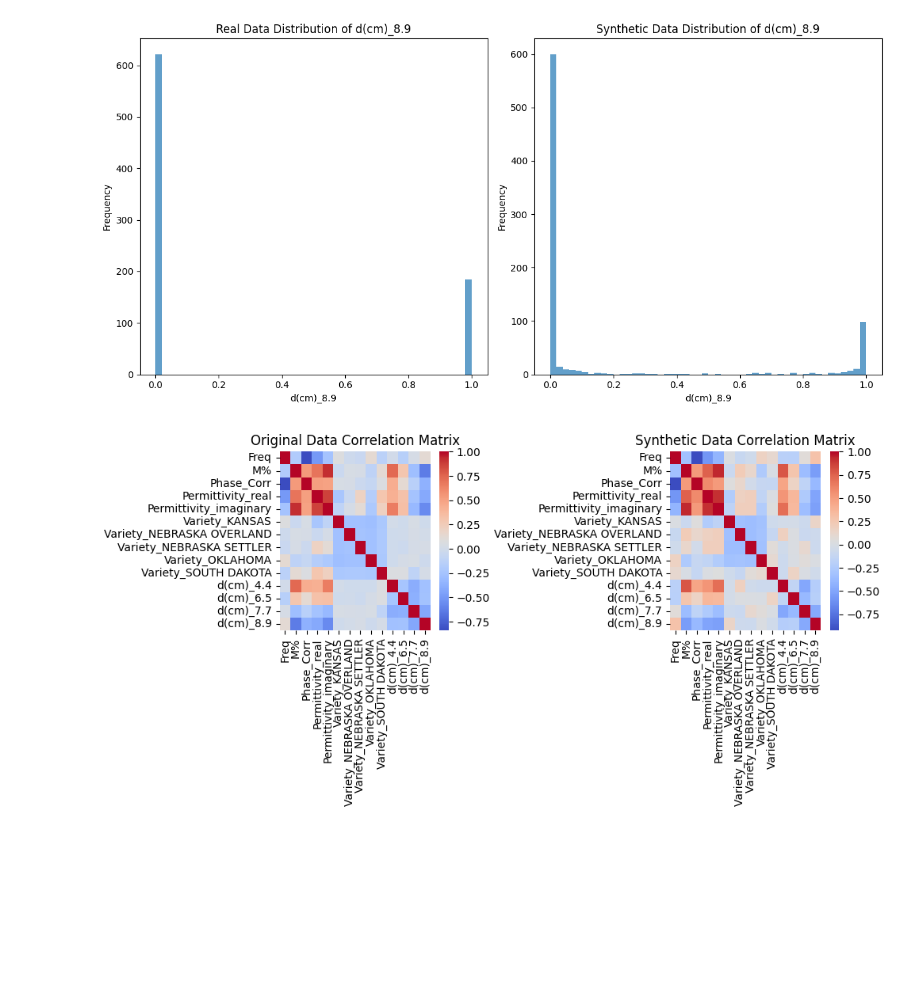
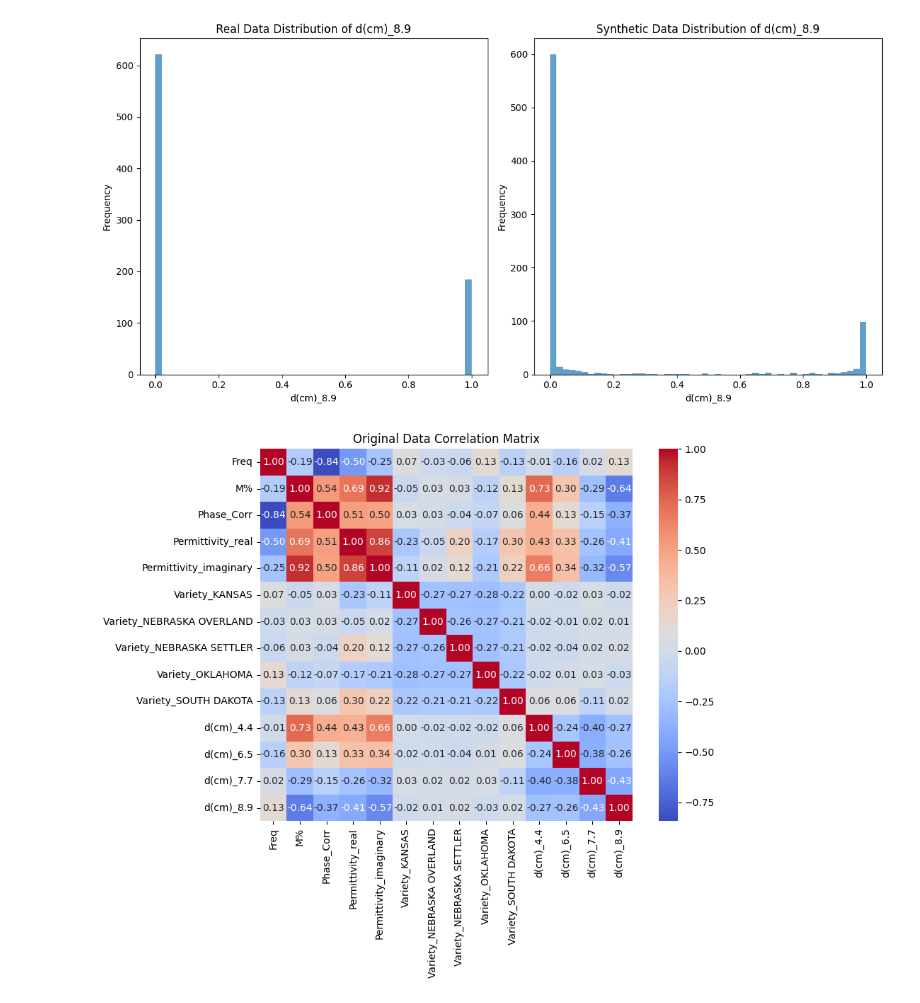
Before and after one commit to justinwhitfieldd/grains-ML, a Jupyter notebook: usda-ars-works (copy)/repo/Codebase/data-modification/gan-with-graph.ipynb, the cells around one changed output. Cells and saved outputs as stored; diff of their text form; code cells hidden in the pictures; blank space fills up the shorter version.

```diff
--- a/usda-ars-works (copy)/repo/Codebase/data-modification/gan-with-graph.ipynb
+++ b/usda-ars-works (copy)/repo/Codebase/data-modification/gan-with-graph.ipynb
@@ -178,26 +242,24 @@ for feature_name in df.columns:
 # %%
 import seaborn as sns
 import matplotlib.pyplot as plt
 
 # Convert the synthetic data to a DataFrame with the same column names as the original dataset
 synthetic_df = pd.DataFrame(synthetic_data_rescaled, columns=df.columns)
 
 # Calculate the correlation matrices for both datasets
 corr_original = df.corr()
 corr_synthetic = synthetic_df.corr()
 
-# Plot the heatmap for the original dataset's correlation matrix
-plt.figure(figsize=(10, 5))
-plt.subplot(1, 2, 1)  # 1 row, 2 columns, first subplot
-sns.heatmap(corr_original, annot=False, cmap='coolwarm', cbar=True)
+# Increase the figure size for better readability
+plt.figure(figsize=(10, 8))
+
+# Plot the heatmap for the original dataset's correlation matrix on the first line
+sns.heatmap(corr_original, annot=True, fmt=".2f", cmap='coolwarm', cbar=True, square=True)
 plt.title('Original Data Correlation Matrix')
 
-# Plot the heatmap for the synthetic dataset's correlation matrix
-plt.subplot(1, 2, 2)  # 1 row, 2 columns, second subplot
-sns.heatmap(corr_synthetic, annot=False, cmap='coolwarm', cbar=True)
-plt.title('Synthetic Data Correlation Matrix')
+# Plot the heatmap for the synthetic dataset's correlation matrix on the second line
 
-plt.tight_layout()
+plt.tight_layout()  # Adjust layout to not overlap
 plt.show()
 # %% [output]
-[figure, old version]
+[figure, new version]
```
Also changed, not shown: parts of 1 cell of this notebook, 15 other files.
